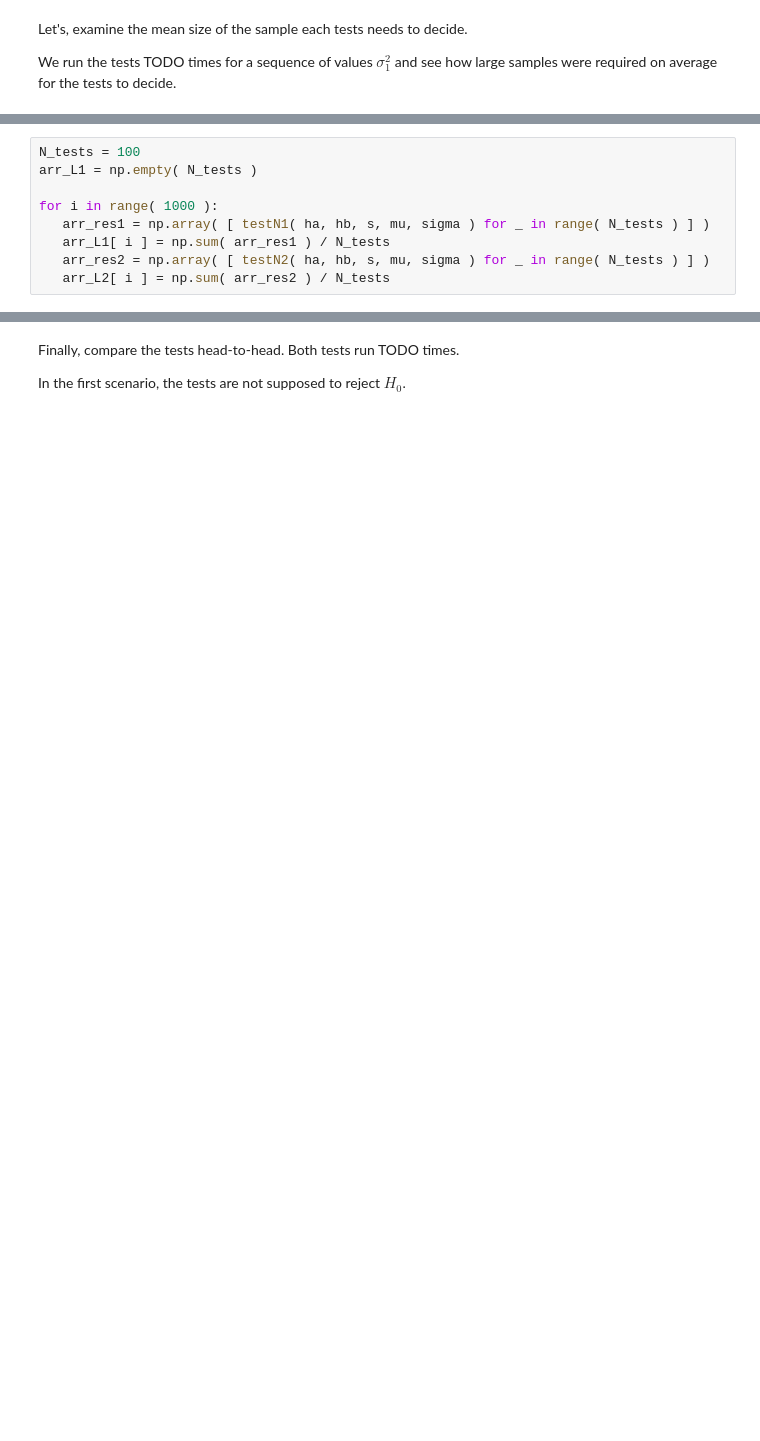
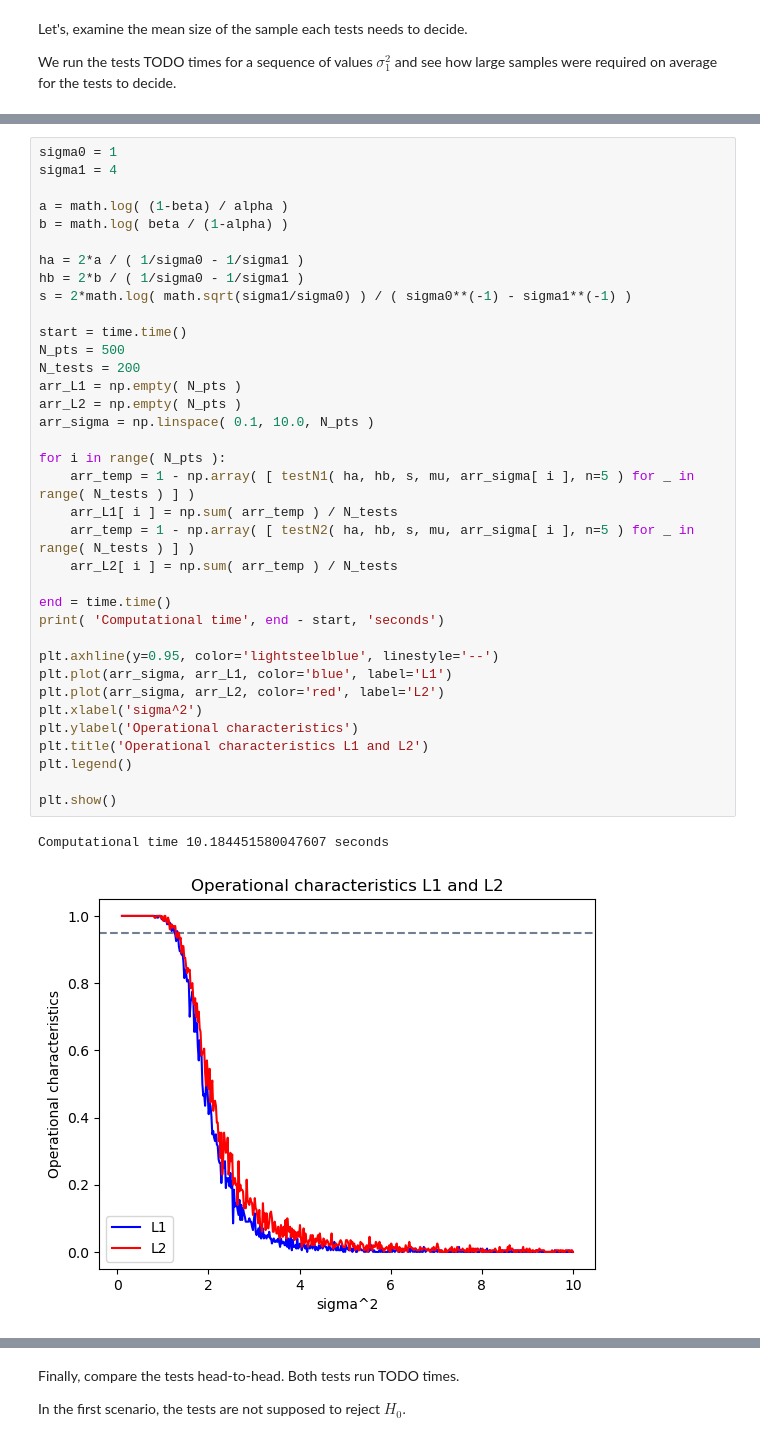
Before and after one commit to PrinceOfCzechia/sequential-test-sim, a Jupyter notebook: notebook2.ipynb, the cells around one changed output, grey strips where cells are left out. Drawn from its saved outputs; the diff is of its cells as text; blank space fills up the shorter version.

```diff
--- a/notebook2.ipynb
+++ b/notebook2.ipynb
@@ -109,9 +116,39 @@ Let's simulate them too.
-# %%
-N_tests = 100
-arr_L1 = np.empty( N_tests )
-
-for i in range( 1000 ):
-   arr_res1 = np.array( [ testN1( ha, hb, s, mu, sigma ) for _ in range( N_tests ) ] )
-   arr_L1[ i ] = np.sum( arr_res1 ) / N_tests
-   arr_res2 = np.array( [ testN2( ha, hb, s, mu, sigma ) for _ in range( N_tests ) ] )
-   arr_L2[ i ] = np.sum( arr_res2 ) / N_tests
+# %%
+sigma0 = 1
+sigma1 = 4
+
+a = math.log( (1-beta) / alpha )
+b = math.log( beta / (1-alpha) )
+
+ha = 2*a / ( 1/sigma0 - 1/sigma1 )
+hb = 2*b / ( 1/sigma0 - 1/sigma1 )
+s = 2*math.log( math.sqrt(sigma1/sigma0) ) / ( sigma0**(-1) - sigma1**(-1) )
+
+start = time.time()
+N_pts = 500
+N_tests = 200
+arr_L1 = np.empty( N_pts )
+arr_L2 = np.empty( N_pts )
+arr_sigma = np.linspace( 0.1, 10.0, N_pts )
+
+for i in range( N_pts ):
+    arr_temp = 1 - np.array( [ testN1( ha, hb, s, mu, arr_sigma[ i ], n=5 ) for _ in range( N_tests ) ] )
+    arr_L1[ i ] = np.sum( arr_temp ) / N_tests
+    arr_temp = 1 - np.array( [ testN2( ha, hb, s, mu, arr_sigma[ i ], n=5 ) for _ in range( N_tests ) ] )
+    arr_L2[ i ] = np.sum( arr_temp ) / N_tests
+
+end = time.time()
+print( 'Computational time', end - start, 'seconds')
+
+plt.axhline(y=0.95, color='lightsteelblue', linestyle='--')
+plt.plot(arr_sigma, arr_L1, color='blue', label='L1')
+plt.plot(arr_sigma, arr_L2, color='red', label='L2')
+plt.xlabel('sigma^2')
+plt.ylabel('Operational characteristics')
+plt.title('Operational characteristics L1 and L2')
+plt.legend()
+
+plt.show()
+# %% [output]
+Computational time 10.184451580047607 seconds
+[figure, added]
```
Also changed, not shown: parts of 9 cells of this notebook.
